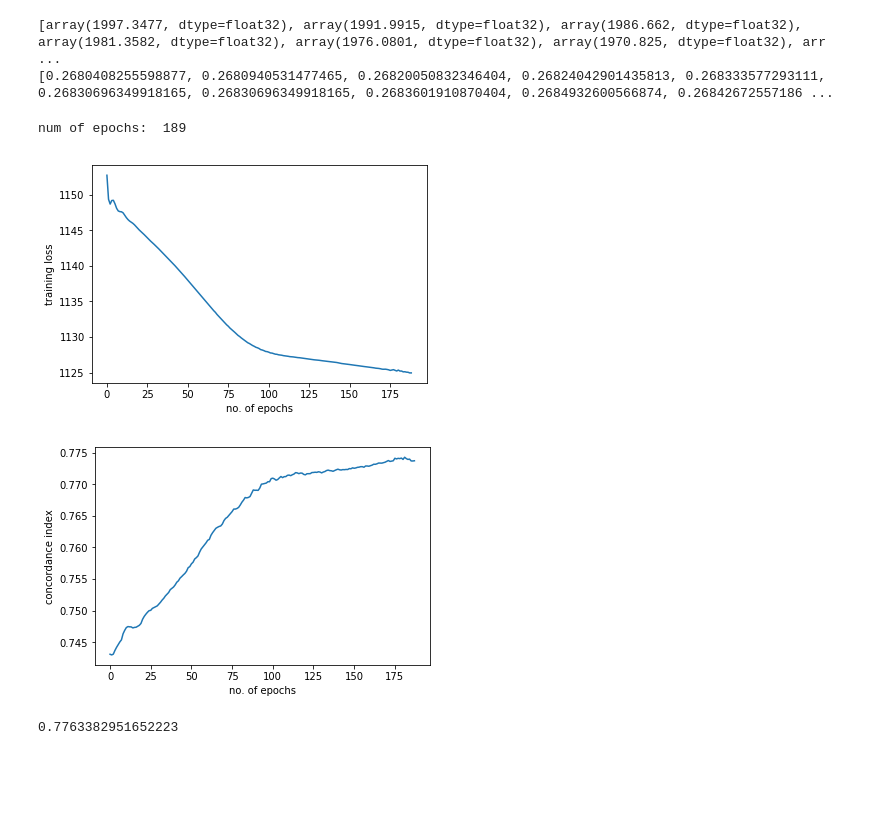
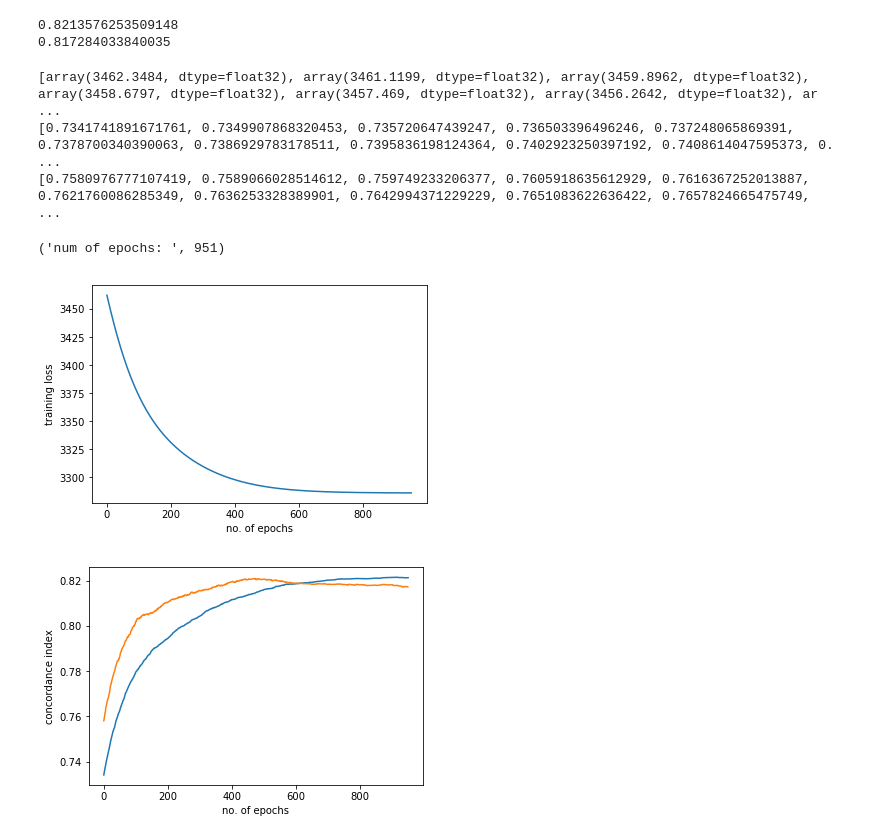
Before and after one commit to rohansangave/SurvivalAnalysis, a Jupyter notebook: new_arch_elbo.ipynb, the cells around one changed output. Saved outputs shown, nothing was run; the diff lists cells and outputs as text; code cells hidden in the pictures; blank space fills up the shorter version.

```diff
--- a/new_arch_elbo.ipynb
+++ b/new_arch_elbo.ipynb
@@ -20,26 +20,39 @@ import matplotlib
 import matplotlib.pyplot as plt
 %matplotlib inline
 
+from sklearn.preprocessing import StandardScaler
+
 
 #ds = pd.read_csv('./datasets/whas500.csv',sep=',')
 ds = pd.read_csv('./datasets/whas1638.csv',sep=',')
-train = ds
+
+
 train = ds[:1310]
 validation = ds[1310:]
 
 #x = train[['age', 'gender', 'bmi', 'chf', 'miord']]
-x = train[['1', '2', '3', '4', '5']]
+x = train[['0','1', '2', '3', '4', '5']].as_matrix()
+
+scl = StandardScaler()
+
+x = scl.fit_transform(x)
+
+
+
 e = train['fstat']
 t = train['lenfol']
 
-x_valid = validation[['1', '2', '3', '4', '5']]
+x_valid = validation[['0','1', '2', '3', '4', '5']].as_matrix()
+
+x_valid = scl.transform(x_valid)
+
 e_valid = validation['fstat']
 t_valid = validation['lenfol']
 
-x = torch.from_numpy(x.as_matrix()).float()
+x = torch.from_numpy(x).float()
 e = torch.from_numpy(e.as_matrix()).float()
 t = torch.from_numpy(t.as_matrix())
 
-x_valid = torch.from_numpy(x_valid.as_matrix()).float()
+x_valid = torch.from_numpy(x_valid).float()
 e_valid = torch.from_numpy(e_valid.as_matrix()).float()
 t_valid = torch.from_numpy(t_valid.as_matrix())
@@ -87,18 +175,18 @@ KeyboardInterrupt:
 # %%
 def train(gated_network, betas_network, risk_set, x, e, t, CUDA, optimizer, n_epochs,x_valid,e_valid,t_valid,risk_set_validation):
-
+    from tqdm import tqdm_notebook as tqdm
     # Initialize Metrics
     c_index = []
     train_loss = []
     valid_loss = []
 
     valid_c_index = []
-    diff = 1e-3
+    diff = 1e-4
 
     prev_loss = 0
 
     start = time.time()
-    for epoch in range(n_epochs):
+    for epoch in tqdm(range(n_epochs)):
 
         optimizer.zero_grad()
         # print("x: ", x)
@@ -124,7 +212,7 @@ def train(gated_network, betas_network, risk_set, x, e, t, CUDA, optimizer, n_ep
 
 
         torch.cuda.empty_cache()
-        print('Finished Training with %d iterations in %0.2fs' % (epoch + 1, time.time() - start))
+        #print('Finished Training with %d iterations in %0.2fs' % (epoch + 1, time.time() - start))
 
         gated_outputs_valid = gated_network(x_valid)
         lsoftmax_valid = nn.LogSoftmax(dim=1)(gated_outputs_valid)
@@ -143,7 +231,7 @@ def train(gated_network, betas_network, risk_set, x, e, t, CUDA, optimizer, n_ep
 
 
         torch.cuda.empty_cache()
-        print('Finished Training with %d iterations in %0.2fs' % (epoch + 1, time.time() - start))
+        #print('Finished Training with %d iterations in %0.2fs' % (epoch + 1, time.time() - start))
 
 
     metrics = {}
@@ -237,21 +298,21 @@ def get_concordance_index(x, gated_x, t, e, **kwargs):
 n_in = x.shape[1]
 k = 2
 
-betas_network = nn.Sequential(nn.Linear(n_in, k))
+betas_network = nn.Sequential(nn.Linear(n_in, 1, bias=True))
 
-layers_sizes = [n_in, 4, k]
+layers_sizes = [n_in, k]
 # Construct Neural Network
 layers = []
 for i in range(len(layers_sizes)-2):
     layers.append(nn.Linear(layers_sizes[i],layers_sizes[i+1]))
-    layers.append(nn.ReLU())
+    layers.append(nn.ELU())
 
 layers.append(nn.Linear(layers_sizes[-2], layers_sizes[-1]))
 gated_network = nn.Sequential(*layers)
 #my_network.apply(init_weights)
 
 #optimizer = optimizer = torch.optim.SGD(my_network.parameters(), lr=learning_rate, momentum=momentum, weight_decay=L2_reg, nesterov=True)
-optimizer = torch.optim.Adam(list(gated_network.parameters()) + list(betas_network.parameters()), lr=1e-3)
+optimizer = torch.optim.Adam(list(gated_network.parameters()) + list(betas_network.parameters()), lr=1e-3, weight_decay=0.01)
 betas_network.train()
 gated_network.train()
 
@@ -260,7 +321,7 @@ if CUDA:
     betas_network.cuda()
 
 # If you have validation data, you can add it as the valid_dataloader parameter to the function
-n_epochs = 100
+n_epochs = 2000
 metrics = train(gated_network, betas_network, risk_set, x, e, t, CUDA, optimizer, n_epochs,x_valid,e_valid,t_valid,risk_set_validation)
 print()
 
@@ -286,33 +335,38 @@ Done
+# %%
+print(metrics['c-index'][-1])
+print(metrics['c-index-valid'][-1])
+# %% [output]
+0.8213576253509148
+0.817284033840035
 # %%
 print(metrics['train_loss'])
 print(metrics['c-index'])
 print(metrics['c-index-valid'])
 # %% [output]
-[array(1997.3477, dtype=float32), array(1991.9915, dtype=float32), array(1986.662, dtype=float32), array(1981.3582, dtype=float32), array(1976.0801, dtype=float32), array(1970.825, dtype=float32), arr ...
-[0.2680408255598877, 0.2680940531477465, 0.26820050832346404, 0.26824042901435813, 0.268333577293111, 0.26830696349918165, 0.26830696349918165, 0.2683601910870404, 0.2684932600566874, 0.26842672557186 ...
+[array(3462.3484, dtype=float32), array(3461.1199, dtype=float32), array(3459.8962, dtype=float32), array(3458.6797, dtype=float32), array(3457.469, dtype=float32), array(3456.2642, dtype=float32), ar ...
+[0.7341741891671761, 0.7349907868320453, 0.735720647439247, 0.736503396496246, 0.737248065869391, 0.7378700340390063, 0.7386929783178511, 0.7395836198124364, 0.7402923250397192, 0.7408614047595373, 0. ...
+[0.7580976777107419, 0.7589066028514612, 0.759749233206377, 0.7605918635612929, 0.7616367252013887, 0.7621760086285349, 0.7636253328389901, 0.7642994371229229, 0.7651083622636422, 0.7657824665475749,  ...
 # %%
 # Print the final metrics
 # print('Train C-Index:', metrics['c-index'])
 # print('Valid C-Index: ',metrics['valid_c-index'][-1])
 
 print("num of epochs: ", len(metrics['train_loss']))
 # print(metrics['train_loss'])
 # Plot the training / validation curves
 plt.plot(range(len(metrics['train_loss'])), metrics['train_loss'])
 plt.xlabel('no. of epochs')
 plt.ylabel('training loss')
 plt.show()
 
 plt.plot(range(len(metrics['c-index'])), metrics['c-index'])
+plt.plot(range(len(metrics['c-index-valid'])), metrics['c-index-valid'])
+
 plt.xlabel('no. of epochs')
 plt.ylabel('concordance index')
 # plt.plot(range(len(metrics['c-index'])), metrics['c-index'])
 plt.show()
 # %% [output]
-num of epochs:  189
+('num of epochs: ', 951)
-[figure, old version]
+[figure, new version]
-[figure, old version]
+[figure, new version]
-# %%
-print(metrics['c-index'][-1])
-# %% [output]
-0.7763382951652223
```
Also changed, not shown: parts of 11 cells of this notebook.
